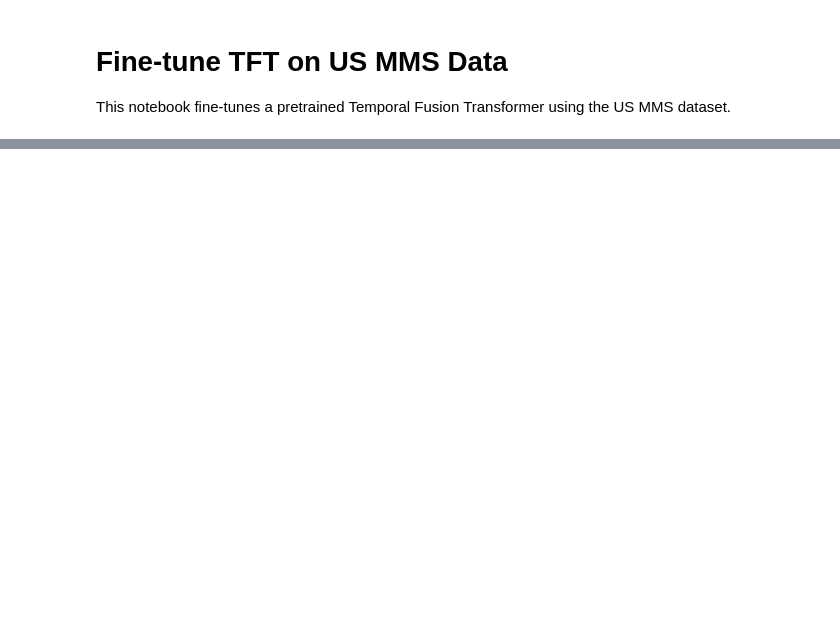
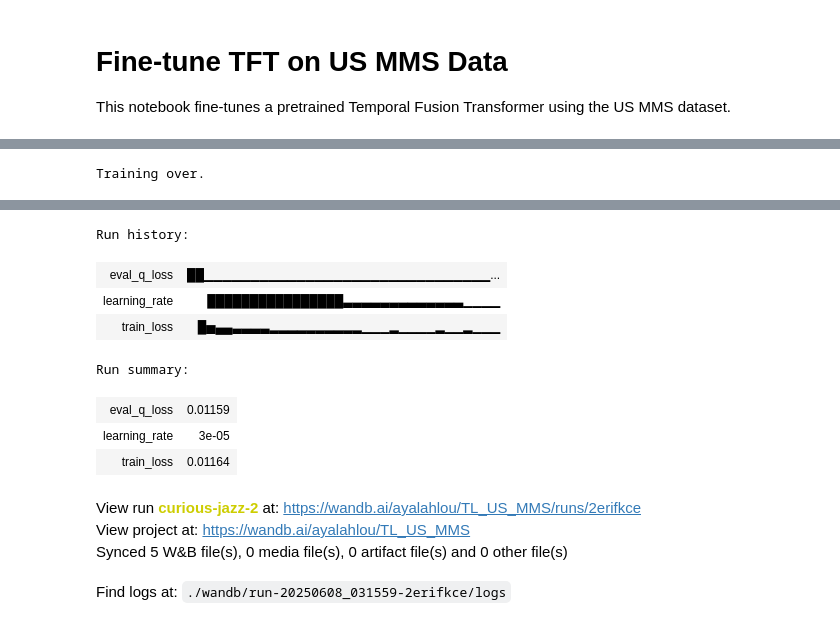
Before and after one commit to AyaLahlou/phenology-ml-clm, a Jupyter notebook: notebooks/finetune_tft_mms.ipynb, the cells around one changed output, grey strips where cells are left out. Cells and saved outputs as stored; diff of their text form; code cells hidden in the pictures; blank space fills up the shorter version.

```diff
--- a/notebooks/finetune_tft_mms.ipynb
+++ b/notebooks/finetune_tft_mms.ipynb
@@ -168,0 +326,7 @@ if __name__ == '__main__':
+# %%
+model = TemporalFusionTransformer(config=OmegaConf.create(configuration))
+# %%
+is_cuda = torch.cuda.is_available()
+device = torch.device("cuda" if is_cuda else "cpu")
+
+model.to(device)
@@ -168,0 +351,10 @@ if __name__ == '__main__':
+# %%
+state_dict = torch.load(checkpoint, map_location=device)
+model_state = model.state_dict()
+
+# Filter out incompatible keys
+filtered_state_dict = {
+    k: v for k, v in state_dict.items() if k in model_state and model_state[k].shape == v.shape
+}
+
+model.load_state_dict(filtered_state_dict, strict=False)
@@ -168,0 +387,6 @@ if __name__ == '__main__':
+# %%
+opt = optim.Adam(filter(lambda p: p.requires_grad, list(model.parameters())),
+                    lr=configuration['optimization']['learning_rate'],
+                    weight_decay=1e-4)
+
+scheduler = torch.optim.lr_scheduler.ReduceLROnPlateau(optimizer=opt, mode='min', factor = 0.5, patience=5, min_lr= 1e-6 )
@@ -168,0 +554,7 @@ if __name__ == '__main__':
+# %%
+# Save model weights to a file
+print('Training over.')
+torch.save(model.state_dict(), output_path)
+wandb.finish()
+# %% [output]
+Training over.
@@ -168,0 +562,12 @@ if __name__ == '__main__':
+Run history:
+| eval_q_loss | ██▁▁▁▁▁▁▁▁▁▁▁▁▁▁▁▁▁▁▁▁▁▁▁▁▁▁▁▁▁▁▁... |
+| learning_rate | ████████████████▃▃▃▃▃▃▃▃▃▃▃▃▃▁▁▁▁ |
+| train_loss | █▅▄▄▃▃▃▃▂▂▂▂▂▂▂▂▂▂▁▁▁▂▁▁▁▁▂▁▁▂▁▁▁ |
+Run summary:
+| eval_q_loss | 0.01159 |
+| learning_rate | 3e-05 |
+| train_loss | 0.01164 |
+View run curious-jazz-2 at: https://wandb.ai/ayalahlou/TL_US_MMS/runs/2erifkce
+View project at: https://wandb.ai/ayalahlou/TL_US_MMS
+Synced 5 W&B file(s), 0 media file(s), 0 artifact file(s) and 0 other file(s)
+Find logs at: ./wandb/run-20250608_031559-2erifkce/logs
```
Also changed, not shown: parts of 21 cells of this notebook, 2 other files.
